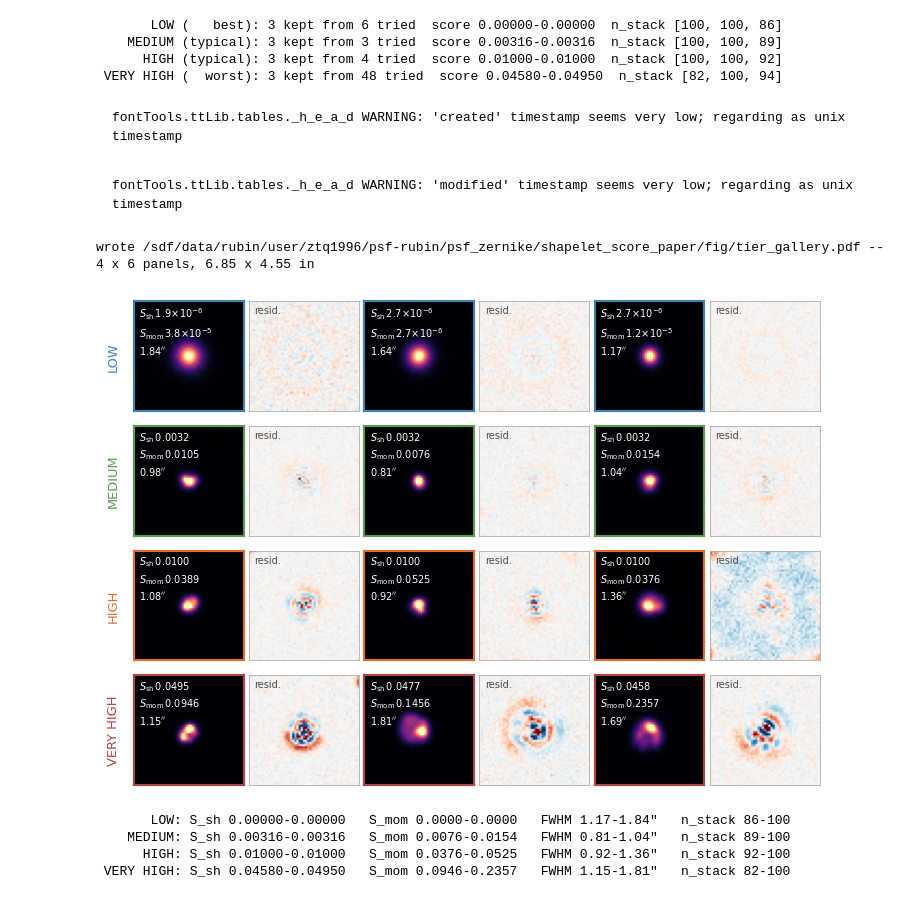
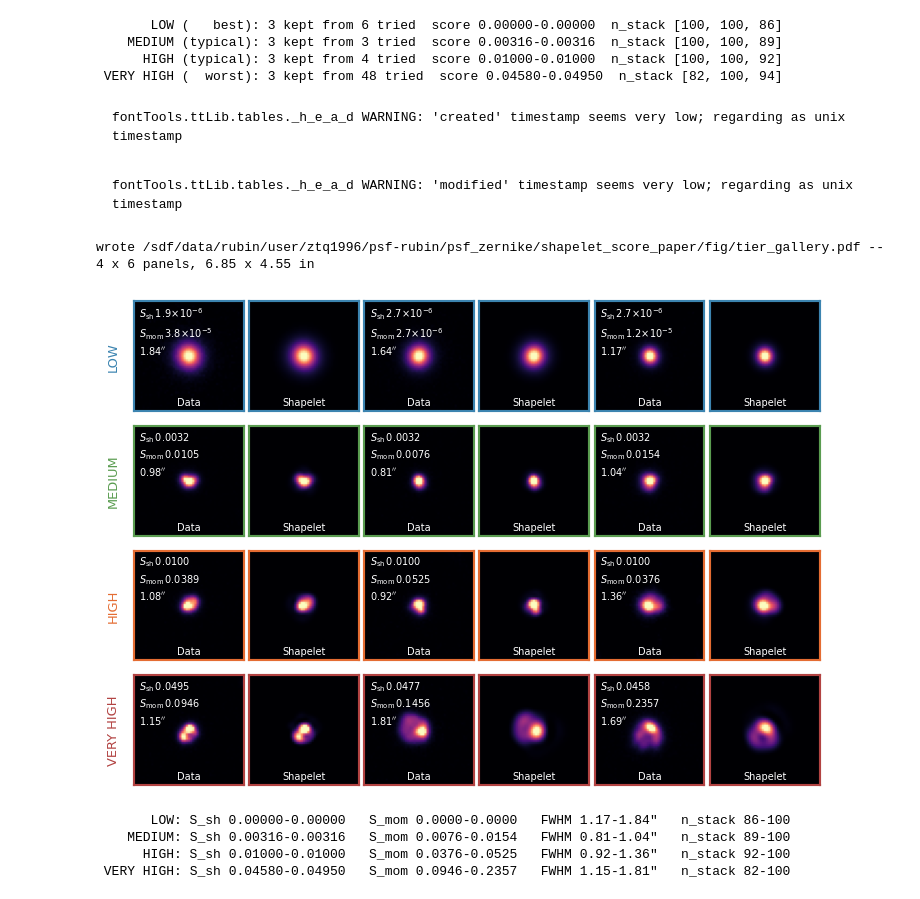
Before and after one commit to ztq1996/shapelet_score_paper, a Jupyter notebook: nb/04_tier_gallery.ipynb, the cells around one changed output. Cells and saved outputs as stored; diff of their text form; code cells hidden in the pictures.

```diff
--- a/nb/04_tier_gallery.ipynb
+++ b/nb/04_tier_gallery.ipynb
@@ -161,10 +161,12 @@ def fmt(v):
     return f'{v / 10 ** e:.1f}\\!\\times\\!10^{{{e}}}'
 
 
-# Compact layout: one row per tier, with the (star, residual) pair for each
-# example side by side. The previous stacked layout was 8 rows tall and ran off
-# the page. Keep the figure near the SPIE text width so the in-panel
-# annotations are not shrunk when it is scaled to \textwidth.
+# Compact layout: one row per tier, with the (data, shapelet reconstruction)
+# pair for each example side by side. Both panels of a pair use the same magma
+# stretch so they can be compared directly. The residual is deliberately not
+# shown: the point of the figure is the tier ordering, not the fit quality.
+# Keep the figure near the SPIE text width so the in-panel annotations are not
+# shrunk when it is scaled to \textwidth.
 ncol = 2 * N_SHOW
 nrow = len(TIER_NAMES)
 
@@ -174,45 +176,45 @@ fig.subplots_adjust(left=0.085, right=0.995, top=0.99, bottom=0.008,
                     wspace=0.05, hspace=0.06)
 
 for ti, name in enumerate(TIER_NAMES):
     for j in range(N_SHOW):
-        ax_s, ax_r = axes[ti, 2 * j], axes[ti, 2 * j + 1]
-        for a in (ax_s, ax_r):
+        ax_s, ax_m = axes[ti, 2 * j], axes[ti, 2 * j + 1]
+        for a in (ax_s, ax_m):
             a.set_xticks([]); a.set_yticks([])
         if j >= len(picks[name]):
-            ax_s.axis('off'); ax_r.axis('off'); continue
+            ax_s.axis('off'); ax_m.axis('off'); continue
         p = picks[name][j]
-        model, resid = model_and_residual(p['stamp'], p['idx'])
+        model, _ = model_and_residual(p['stamp'], p['idx'])
         vmax = np.nanpercentile(p['stamp'], 99.7)
         ax_s.imshow(p['stamp'], origin='lower', cmap='magma', vmin=0, vmax=vmax)
-        rv = vmax / 12
-        ax_r.imshow(resid, origin='lower', cmap='RdBu_r', vmin=-rv, vmax=rv)
+        ax_m.imshow(model, origin='lower', cmap='magma', vmin=0, vmax=vmax)
 
         # Annotations inside the panels, white on the dark magma stretch.
         ax_s.text(0.05, 0.96,
                   f"$S_{{\\rm sh}}\\,{fmt(p['score'])}$\n"
                   f"$S_{{\\rm mom}}\\,{fmt(p['mscore'])}$\n"
                   f"${p['fwhm']:.2f}''$",
                   transform=ax_s.transAxes, color='white', fontsize=6.4,
                   va='top', ha='left', linespacing=1.35)
-        ax_r.text(0.05, 0.96, 'resid.', transform=ax_r.transAxes, color='0.3',
-                  fontsize=6.4, va='top', ha='left')
+        # Mark which panel is which, in white at the foot of each panel.
+        for a, lab in ((ax_s, 'Data'), (ax_m, 'Shapelet')):
+            a.text(0.5, 0.035, lab, transform=a.transAxes, color='white',
+                   fontsize=6.4, va='bottom', ha='center')
 
-        for s in ax_s.spines.values():
-            s.set_color(TIER_COLORS[name]); s.set_linewidth(1.4)
-        for s in ax_r.spines.values():
-            s.set_color('0.65'); s.set_linewidth(0.5)
+        for a in (ax_s, ax_m):
+            for s in a.spines.values():
+                s.set_color(TIER_COLORS[name]); s.set_linewidth(1.4)
 
     bb = axes[ti, 0].get_position()
     fig.text(0.058, bb.y0 + bb.height / 2, name, rotation=90, ha='center',
              va='center', fontsize=8.5, color=TIER_COLORS[name])
 
 fig.savefig(FIG / 'tier_gallery.pdf')
 w, h = fig.get_size_inches()
 print(f'wrote {FIG / "tier_gallery.pdf"} -- {nrow} x {ncol} panels, {w:.2f} x {h:.2f} in')
 # %% [output]
 fontTools.ttLib.tables._h_e_a_d WARNING: 'created' timestamp seems very low; regarding as unix timestamp
 fontTools.ttLib.tables._h_e_a_d WARNING: 'modified' timestamp seems very low; regarding as unix timestamp
 wrote /sdf/data/rubin/user/ztq1996/psf-rubin/psf_zernike/shapelet_score_paper/fig/tier_gallery.pdf -- 4 x 6 panels, 6.85 x 4.55 in
-[figure, old version]
+[figure, new version]
 # %%
 # Numbers quoted in the text: score ranges and stacking depth per tier.
```
Also changed, not shown: parts of 2 cells of this notebook, 2 other files.
